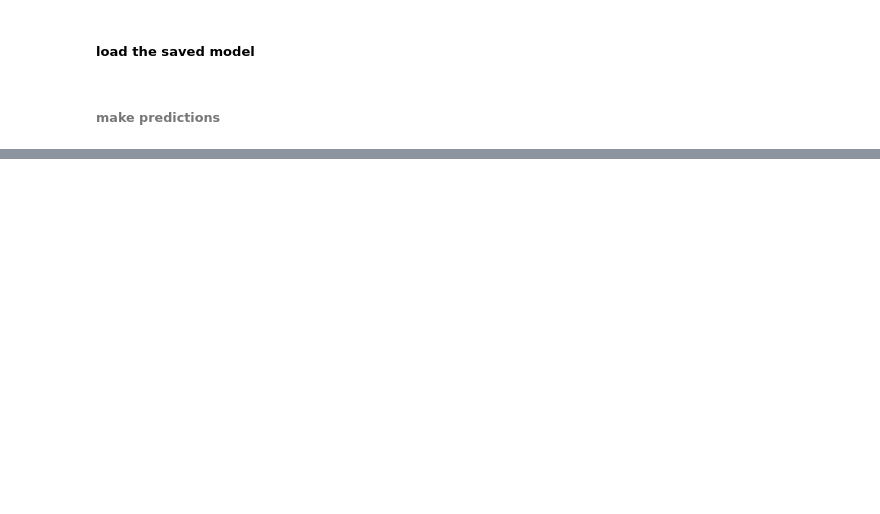
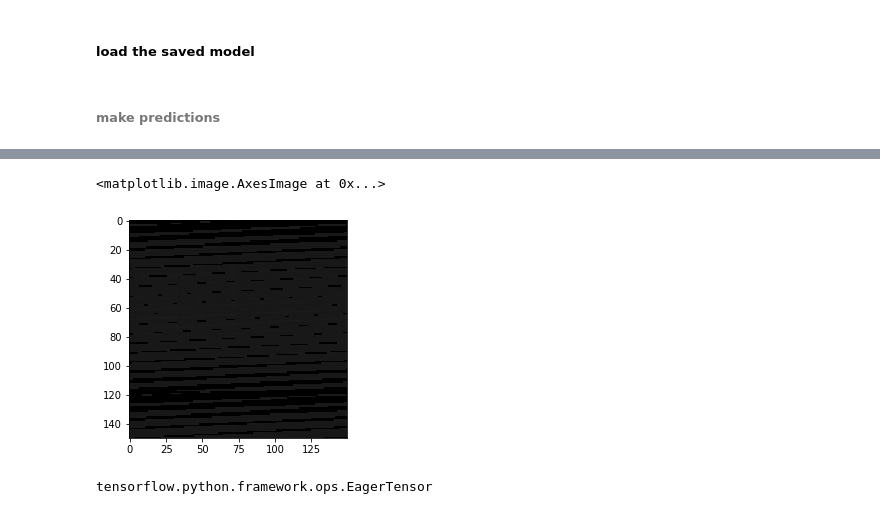
Before and after one commit to SamPoad/data-labs, a Jupyter notebook: final-project/Poad_jupyternotebook.ipynb, the cells around one changed output, grey strips where cells are left out. Cells and saved outputs as stored; diff of their text form; code cells hidden in the pictures; blank space fills up the shorter version.

```diff
--- a/final-project/Poad_jupyternotebook.ipynb
+++ b/final-project/Poad_jupyternotebook.ipynb
@@ -539,0 +738,5 @@ plt.imshow(test_X[0])
+# %%
+plt.imshow(test_X[4000])
+# %% [output]
+<matplotlib.image.AxesImage at 0x...>
+[figure, added]
@@ -539,0 +745,4 @@ plt.imshow(test_X[0])
+# %%
+type(grayscale_test_X)
+# %% [output]
+tensorflow.python.framework.ops.EagerTensor
```
Also changed, not shown: parts of 67 cells of this notebook, 1 other file.
